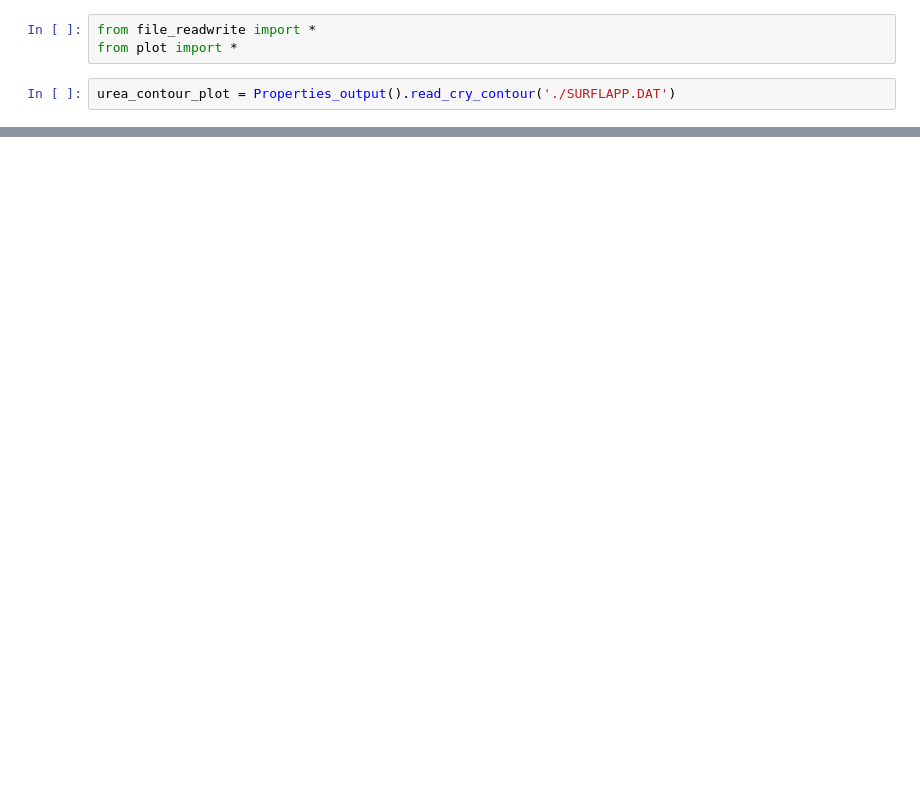
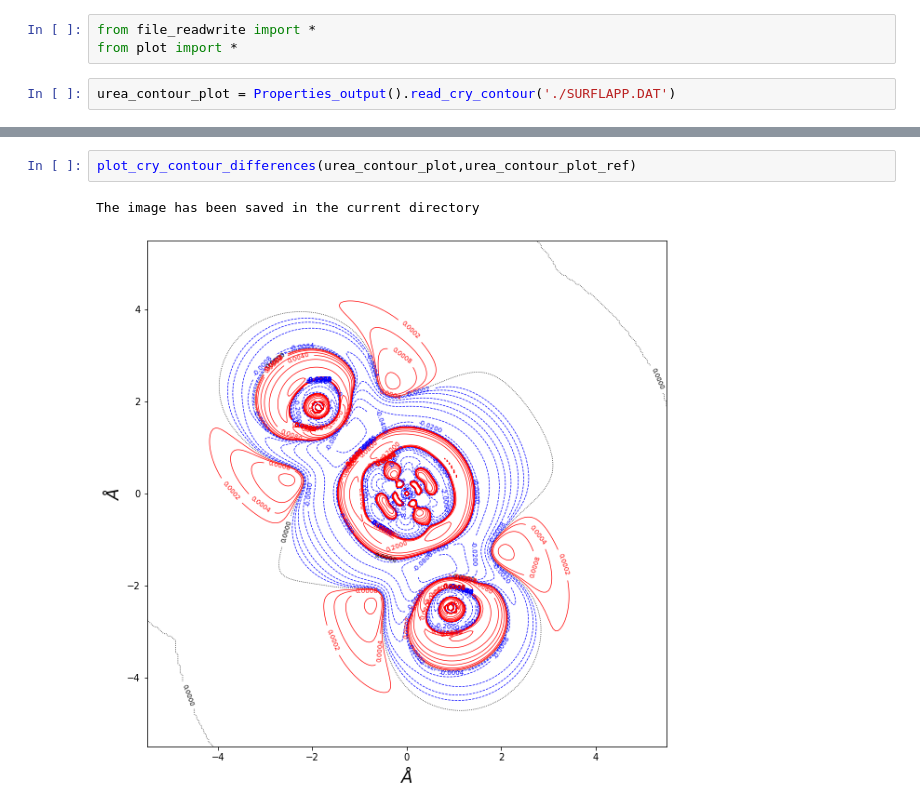
Before and after one commit to crystal-code-tools/CRYSTALpytools, a Jupyter notebook: crystal_functions/debug_nb.ipynb, the cells around one changed output, grey strips where cells are left out. Drawn from its saved outputs; the diff is of its cells as text; blank space fills up the shorter version.

```diff
--- a/crystal_functions/debug_nb.ipynb
+++ b/crystal_functions/debug_nb.ipynb
@@ -10,0 +20,5 @@ The image has been saved in the current directory
+# %%
+plot_cry_contour_differences(urea_contour_plot,urea_contour_plot_ref)
+# %% [output]
+The image has been saved in the current directory
+[figure, added]
```
Also changed, not shown: parts of 4 cells of this notebook, 6 other files.
